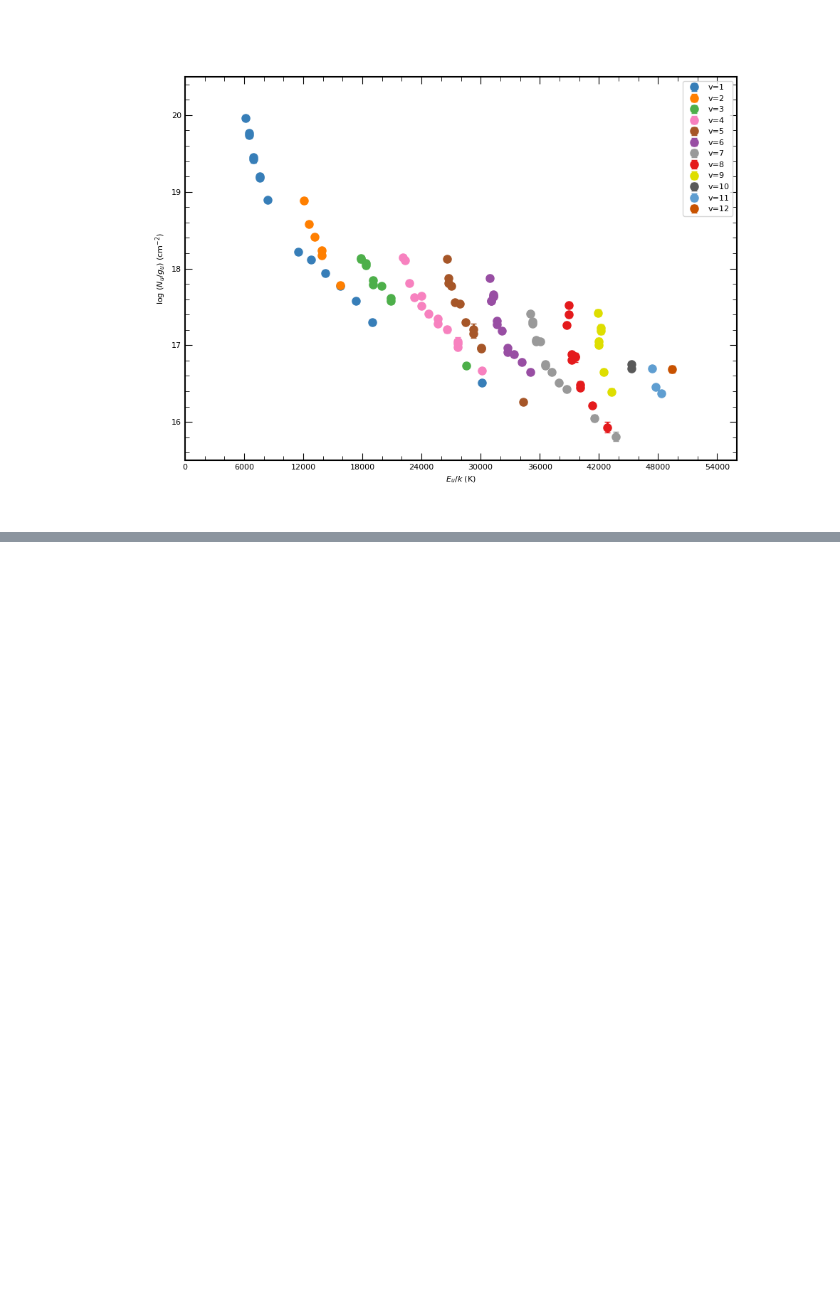
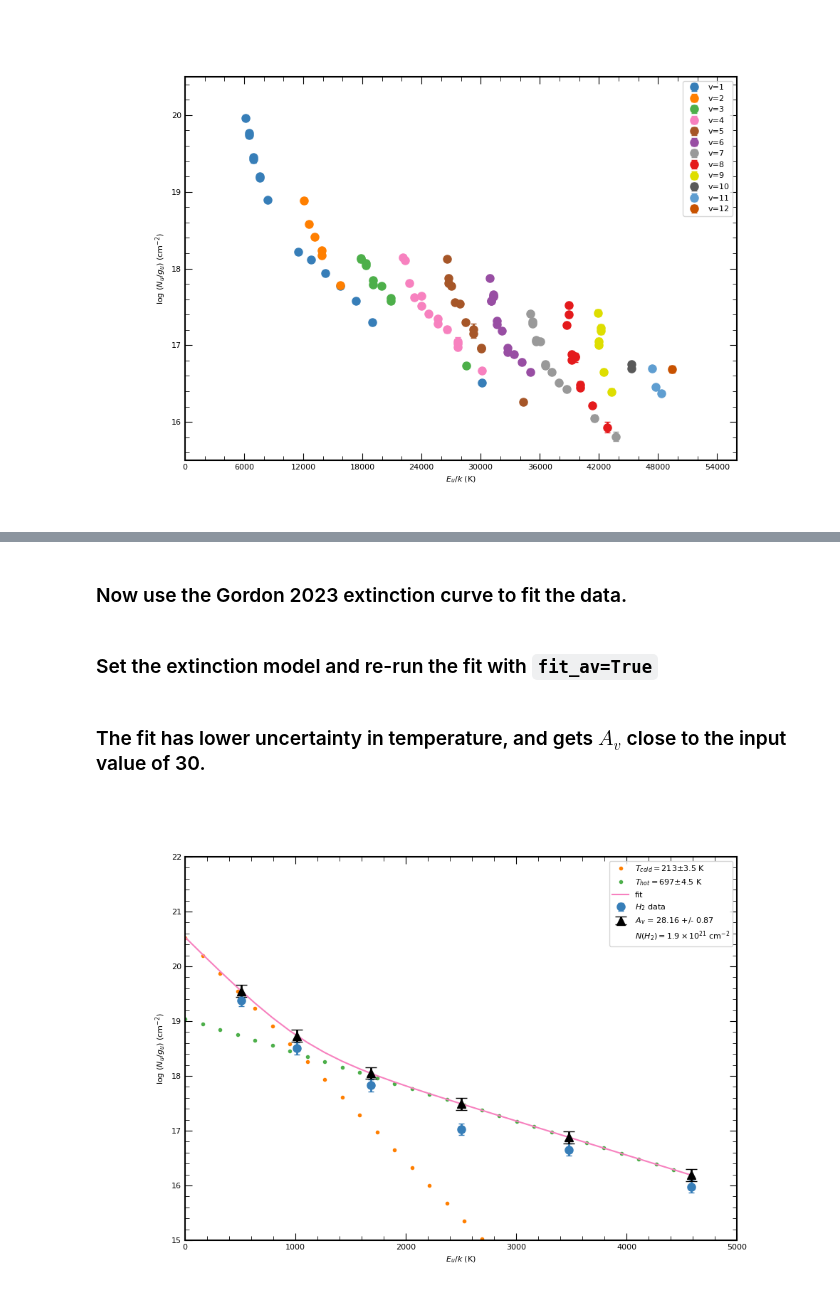
Before and after one commit to mpound/pdrtpy-nb, a Jupyter notebook: notebooks/PDRT_Example_H2_Excitation.ipynb, the cells around one changed output, grey strips where cells are left out. Drawn from its saved outputs; the diff is of its cells as text; code cells hidden in the pictures; blank space fills up the shorter version.

```diff
--- a/notebooks/PDRT_Example_H2_Excitation.ipynb
+++ b/notebooks/PDRT_Example_H2_Excitation.ipynb
@@ -492,0 +521,16 @@ hvplot.ex_diagram(ymin=15.5,ymax=20.5,label="v",xmax=56000)
+# %% [markdown]
+### Now use the Gordon 2023 extinction curve to fit the data.
+# %%
+g23 = G23(Rv=5.5)
+h.set_extinction_model(g23)
+# %% [markdown]
+### Set the extinction model and re-run the fit with `fit_av=True`
+# %%
+h.run(fit_av=True)
+hplot2=ExcitationPlot(h,"H_2")
+# %% [markdown]
+### The fit has lower uncertainty in temperature, and gets $A_v$ close to the input value of 30.
+# %%
+hplot2.ex_diagram(show_fit=True)
+# %% [output]
+[figure, added]
```
Also changed, not shown: parts of 11 cells of this notebook.
